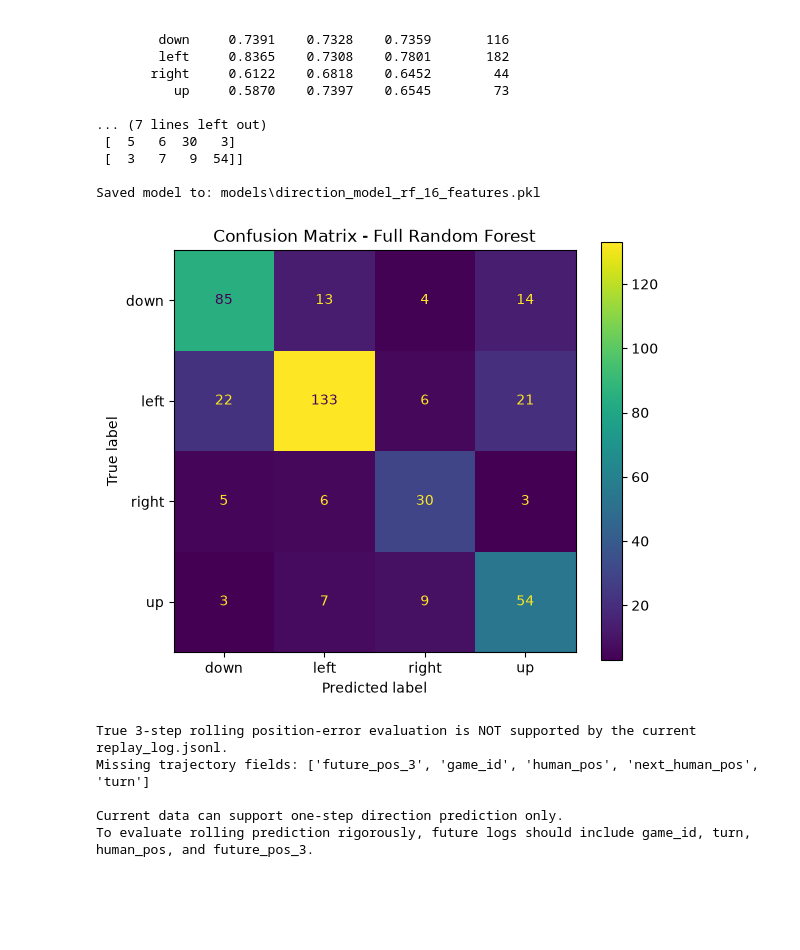
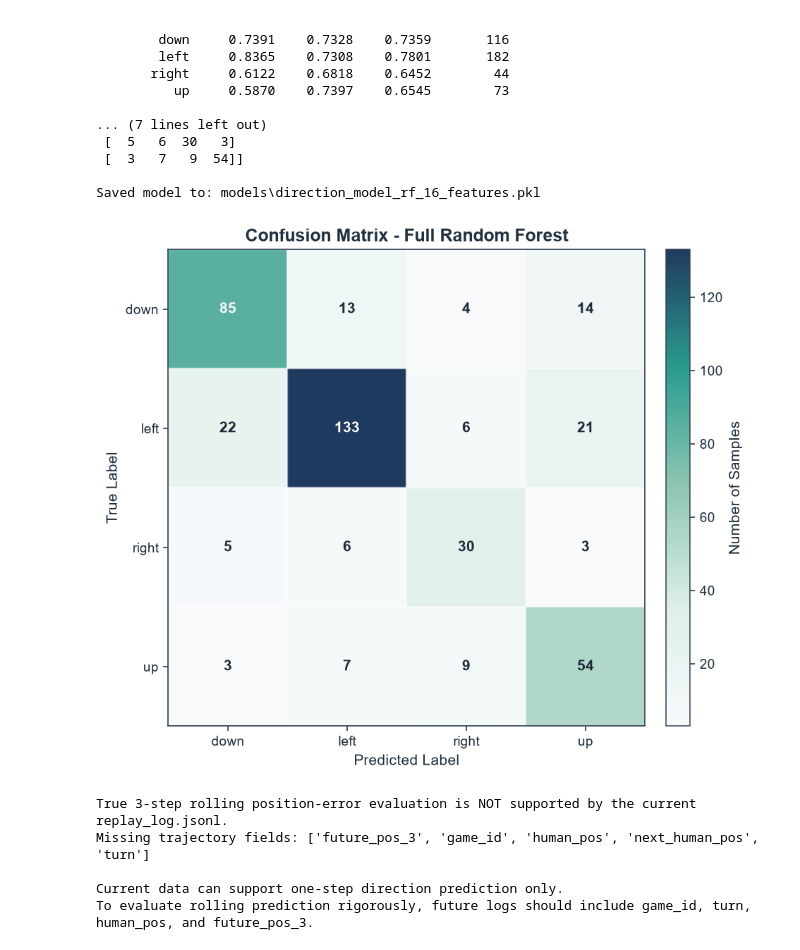
Before and after one commit to yyuwei66-sketch/maze-escape-ai, a Jupyter notebook: models/prediction_evaluation.ipynb, the cells around one changed output. Drawn from its saved outputs; the diff is of its cells as text; code cells hidden in the pictures; blank space fills up the shorter version.

```diff
--- a/models/prediction_evaluation.ipynb
+++ b/models/prediction_evaluation.ipynb
@@ -296,19 +402,51 @@ Classification report:
 
 Saved model to: models\direction_model_rf_16_features.pkl
 # %%
-# Confusion matrix visualization
-fig, ax = plt.subplots(figsize=(6, 5))
-disp = ConfusionMatrixDisplay(
-    confusion_matrix=full_metrics["confusion_matrix"],
-    display_labels=rf_model.classes_,
-)
-disp.plot(ax=ax, values_format="d")
+# Confusion matrix visualization: unified MCM color theme
+cm = full_metrics["confusion_matrix"]
+labels = list(rf_model.classes_)
+
+fig, ax = plt.subplots(figsize=(6.6, 5.8))
+im = ax.imshow(cm, interpolation="nearest", cmap=CONFUSION_CMAP)
+
 ax.set_title("Confusion Matrix - Full Random Forest")
-plt.tight_layout()
-plt.savefig(FIGURE_DIR / "confusion_matrix_full_model.png", dpi=200)
+ax.set_xlabel("Predicted Label")
+ax.set_ylabel("True Label")
+ax.set_xticks(np.arange(len(labels)))
+ax.set_yticks(np.arange(len(labels)))
+ax.set_xticklabels(labels)
+ax.set_yticklabels(labels)
+
+threshold = cm.max() * 0.55 if cm.size else 0
+for i in range(cm.shape[0]):
+    for j in range(cm.shape[1]):
+        value = cm[i, j]
+        text_color = "white" if value > threshold else MCM_COLORS["ink"]
+        ax.text(
+            j,
+            i,
+            f"{value:d}",
+            ha="center",
+            va="center",
+            color=text_color,
+            fontsize=11,
+            fontweight="bold",
+        )
+
+# Thin white cell borders for better report readability.
+ax.set_xticks(np.arange(-0.5, len(labels), 1), minor=True)
+ax.set_yticks(np.arange(-0.5, len(labels), 1), minor=True)
+ax.grid(which="minor", color="white", linestyle="-", linewidth=1.2)
+ax.tick_params(which="minor", bottom=False, left=False)
+
+cbar = fig.colorbar(im, ax=ax, fraction=0.046, pad=0.04)
+cbar.set_label("Number of Samples")
+cbar.outline.set_linewidth(0.8)
+
+save_figure(FIGURE_DIR / "confusion_matrix_full_model.png")
 plt.show()
 # %% [output]
-[figure, old version]
+[figure, new version]
 # %%
 # Rolling prediction feasibility check
 required_for_true_rolling = {
```
Also changed, not shown: parts of 7 cells of this notebook, 14 other files.
